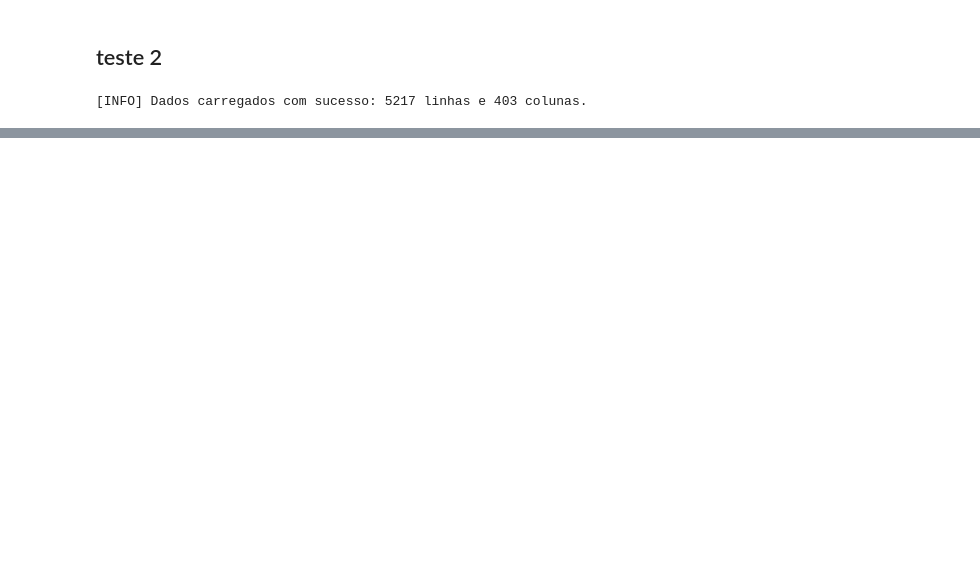
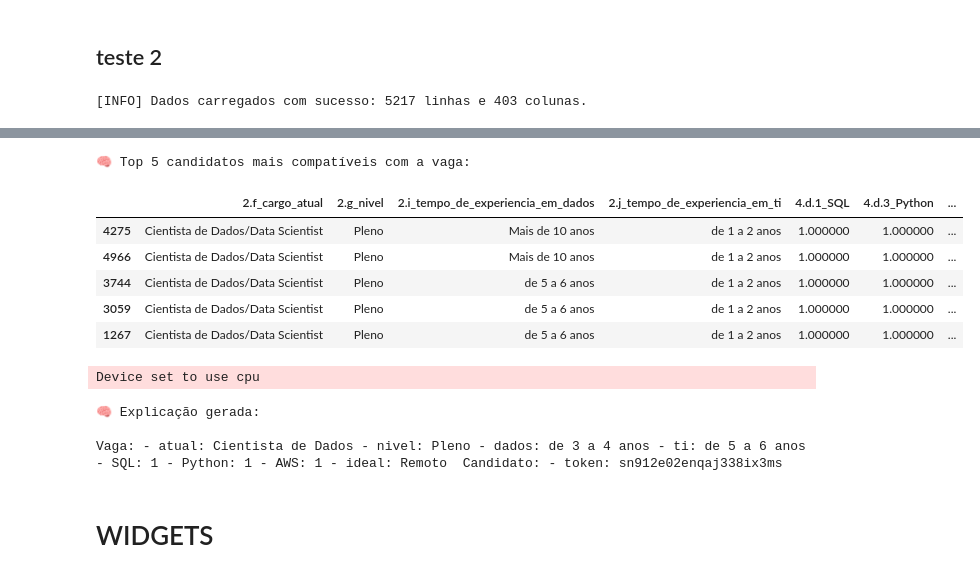
Before and after one commit to LuiMagno/Projeto-StateofData, a Jupyter notebook: notebooks/recomendacao_ia.ipynb, the cells around one changed output, grey strips where cells are left out. Cells and saved outputs as stored; diff of their text form; code cells hidden in the pictures; blank space fills up the shorter version.

```diff
--- a/notebooks/recomendacao_ia.ipynb
+++ b/notebooks/recomendacao_ia.ipynb
@@ -103,0 +116,57 @@ reco.top_n(5)
+# %%
+# 🔝 Exibir os 5 melhores candidatos com colunas importantes
+colunas_visiveis = [
+    "2.f_cargo_atual", "2.g_nivel",
+    "2.i_tempo_de_experiencia_em_dados", "2.j_tempo_de_experiencia_em_ti",
+    "4.d.1_SQL", "4.d.3_Python", "4.h.1_Amazon Web Services (AWS)",
+    "2.s_modelo_de_trabalho_ideal", "score_similaridade"
+]
+
+# 📋 Selecionar as colunas que existem no DataFrame (algumas podem faltar)
+colunas_presentes = [col for col in colunas_visiveis if col in df_ranqueado.columns]
+
+# 📊 Exibir os top 5 com essas colunas
+top5 = df_ranqueado[colunas_presentes].sort_values(by="score_similaridade", ascending=False).head(5)
+
+# ✅ Exibir
+print("🧠 Top 5 candidatos mais compatíveis com a vaga:\n")
+display(top5.style.format({
+    "score_similaridade": "{:.2%}"
+}))
+# %% [output]
+🧠 Top 5 candidatos mais compatíveis com a vaga:
+|  | 2.f_cargo_atual | 2.g_nivel | 2.i_tempo_de_experiencia_em_dados | 2.j_tempo_de_experiencia_em_ti | 4.d.1_SQL | 4.d.3_Python | ... |
+| 4275 | Cientista de Dados/Data Scientist | Pleno | Mais de 10 anos | de 1 a 2 anos | 1.000000 | 1.000000 | ... |
+| 4966 | Cientista de Dados/Data Scientist | Pleno | Mais de 10 anos | de 1 a 2 anos | 1.000000 | 1.000000 | ... |
+| 3744 | Cientista de Dados/Data Scientist | Pleno | de 5 a 6 anos | de 1 a 2 anos | 1.000000 | 1.000000 | ... |
+| 3059 | Cientista de Dados/Data Scientist | Pleno | de 5 a 6 anos | de 1 a 2 anos | 1.000000 | 1.000000 | ... |
+| 1267 | Cientista de Dados/Data Scientist | Pleno | de 5 a 6 anos | de 1 a 2 anos | 1.000000 | 1.000000 | ... |
+# %%
+from app.modelo_llm import gerar_explicacao_llm
+
+# Define os dados da vaga usados no match
+vaga_exemplo = {
+    "2.f_cargo_atual": "Cientista de Dados",
+    "2.g_nivel": "Pleno",
+    "2.i_tempo_de_experiencia_em_dados": "de 3 a 4 anos",
+    "2.j_tempo_de_experiencia_em_ti": "de 5 a 6 anos",
+    "4.d.1_SQL": 1,
+    "4.d.3_Python": 1,
+    "4.h.1_AWS": 1,
+    "2.s_modelo_de_trabalho_ideal": "Remoto"
+}
+
+# Pega o primeiro candidato ranqueado
+candidato_top1 = df_ranqueado.iloc[0].to_dict()
+
+# Gera explicação
+explicacao = gerar_explicacao_llm(vaga_exemplo, candidato_top1)
+print("🧠 Explicação gerada:\n")
+print(explicacao)
+# %% [output]
+Device set to use cpu
+🧠 Explicação gerada:
+
+Vaga: - atual: Cientista de Dados - nivel: Pleno - dados: de 3 a 4 anos - ti: de 5 a 6 anos - SQL: 1 - Python: 1 - AWS: 1 - ideal: Remoto  Candidato: - token: sn912e02enqaj338ix3ms
+# %% [markdown]
+# WIDGETS
```
Also changed, not shown: parts of 15 cells of this notebook, 2 other files.
